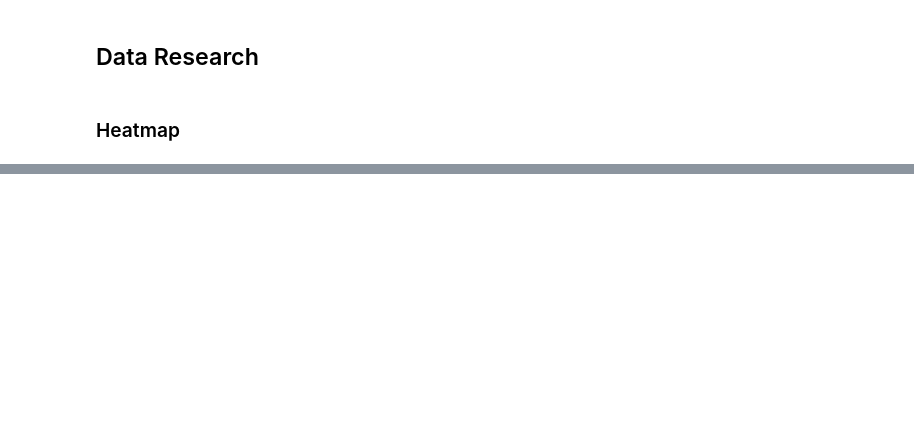
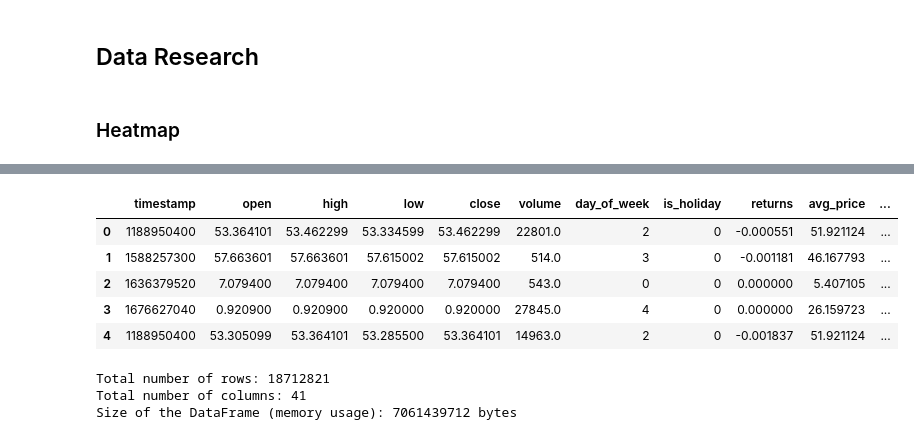
Before and after one commit to noface-0/AAI-590-01-Capstone, a Jupyter notebook: dataprocessing/research.ipynb, the cells around one changed output, grey strips where cells are left out. Saved outputs shown, nothing was run; the diff lists cells and outputs as text; code cells hidden in the pictures; blank space fills up the shorter version.

```diff
--- a/dataprocessing/research.ipynb
+++ b/dataprocessing/research.ipynb
@@ -873,0 +900,28 @@ def process_ticker(ticker):
+# %%
+df = wr.athena.read_sql_query(sql=f"SELECT * FROM stock_feature_group_2024_02_21_18_45_19_1708562301", database="sagemaker_featurestore")
+df.head()
+# %% [output]
+|  | timestamp | open | high | low | close | volume | day_of_week | is_holiday | returns | avg_price | ... |
+| 0 | 1188950400 | 53.364101 | 53.462299 | 53.334599 | 53.462299 | 22801.0 | 2 | 0 | -0.000551 | 51.921124 | ... |
+| 1 | 1588257300 | 57.663601 | 57.663601 | 57.615002 | 57.615002 | 514.0 | 3 | 0 | -0.001181 | 46.167793 | ... |
+| 2 | 1636379520 | 7.079400 | 7.079400 | 7.079400 | 7.079400 | 543.0 | 0 | 0 | 0.000000 | 5.407105 | ... |
+| 3 | 1676627040 | 0.920900 | 0.920900 | 0.920000 | 0.920000 | 27845.0 | 4 | 0 | 0.000000 | 26.159723 | ... |
+| 4 | 1188950400 | 53.305099 | 53.364101 | 53.285500 | 53.364101 | 14963.0 | 2 | 0 | -0.001837 | 51.921124 | ... |
+# %%
+# Total number of rows
+num_rows = len(df)
+
+# Total number of columns
+num_columns = len(df.columns)
+
+# Size of the DataFrame (memory usage in bytes)
+dataframe_size = df.memory_usage(deep=True).sum()
+
+# Print the statistics
+print("Total number of rows:", num_rows)
+print("Total number of columns:", num_columns)
+print("Size of the DataFrame (memory usage):", dataframe_size, "bytes") #17gb
+# %% [output]
+Total number of rows: 18712821
+Total number of columns: 41
+Size of the DataFrame (memory usage): 7061439712 bytes
```
Also changed, not shown: parts of 53 cells of this notebook.
